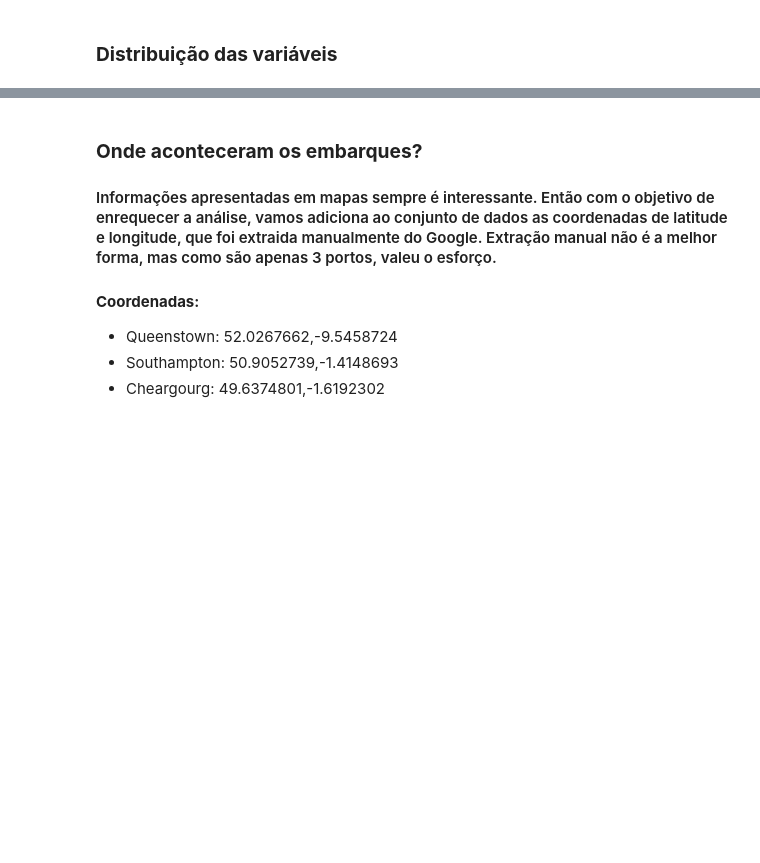
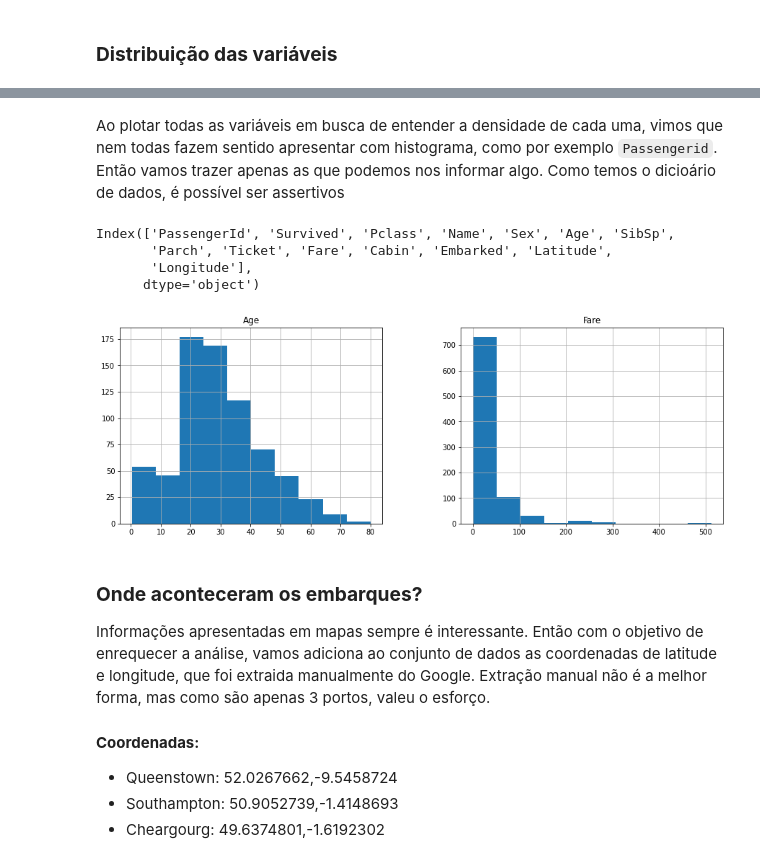
Before and after one commit to leonarddocchagas/data_science, a Jupyter notebook: Explorando_dados_do_Titanic.ipynb, the cells around one changed output, grey strips where cells are left out. Cells and saved outputs as stored; diff of their text form; code cells hidden in the pictures; blank space fills up the shorter version.

```diff
--- a/Explorando_dados_do_Titanic.ipynb
+++ b/Explorando_dados_do_Titanic.ipynb
@@ -170,7 +168,22 @@ df.hist(bins=15, figsize=(15, 10));
+# %% [markdown]
+Ao plotar todas as variáveis em busca de entender a densidade de cada uma, vimos que nem todas fazem sentido apresentar com histograma, como por exemplo `Passengerid`. Então vamos trazer apenas as que podemos nos informar algo. Como temos o dicioário de dados, é possível ser assertivos
+# %%
+# exibindo colunas dataset
+df.columns
+# %% [output]
+Index(['PassengerId', 'Survived', 'Pclass', 'Name', 'Sex', 'Age', 'SibSp',
+       'Parch', 'Ticket', 'Fare', 'Cabin', 'Embarked', 'Latitude',
+       'Longitude'],
+      dtype='object')
+# %%
+# exibindo histograma
+df.filter(items = ['Age', 'Fare']).hist(bins=10, figsize=(15, 5));
+# %% [output]
+[figure, added]
 # %% [markdown]
 ### **Onde aconteceram os embarques?**
 
-#### Informações apresentadas em mapas sempre é interessante. Então com o objetivo de enrequecer a análise, vamos adiciona ao conjunto de dados as coordenadas de latitude e longitude, que foi extraida manualmente do Google. Extração manual não é a melhor forma,  mas como são apenas 3 portos, valeu o esforço.
+ Informações apresentadas em mapas sempre é interessante. Então com o objetivo de enrequecer a análise, vamos adiciona ao conjunto de dados as coordenadas de latitude e longitude, que foi extraida manualmente do Google. Extração manual não é a melhor forma,  mas como são apenas 3 portos, valeu o esforço.
 
 #### **Coordenadas:**
 * Queenstown: 52.0267662,-9.5458724
```
Also changed, not shown: parts of 6 cells of this notebook.
